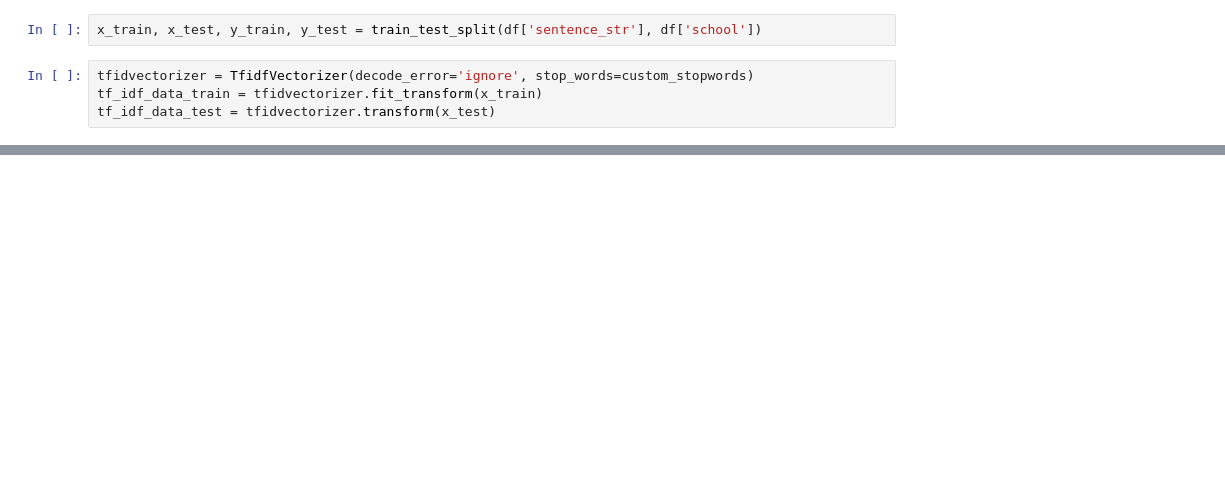
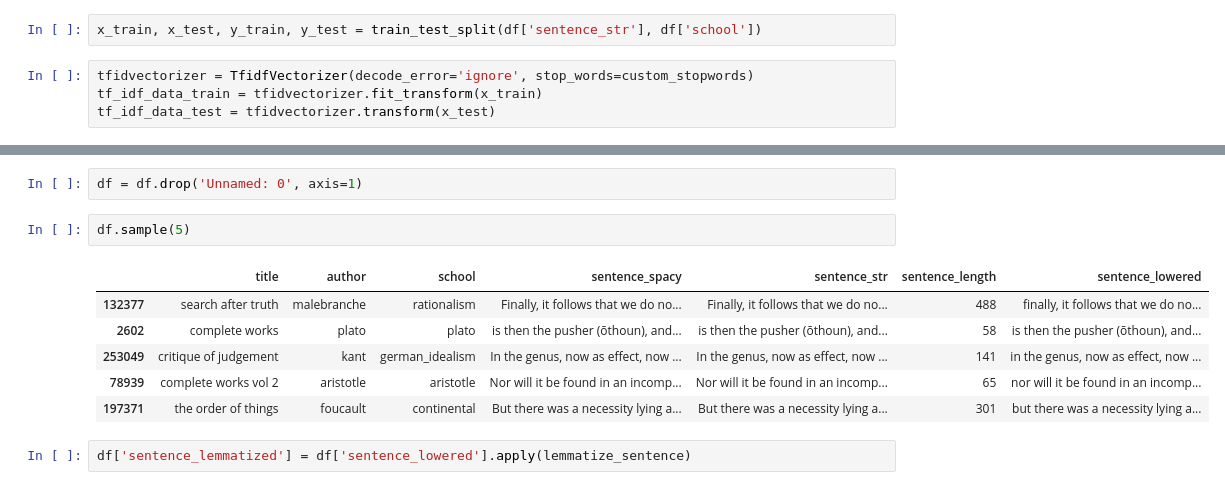
Before and after one commit to kcalizadeh/phil_nlp, a Jupyter notebook: non_neural_models.ipynb, the cells around one changed output, grey strips where cells are left out. Drawn from its saved outputs; the diff is of its cells as text; blank space fills up the shorter version.

```diff
--- a/non_neural_models.ipynb
+++ b/non_neural_models.ipynb
@@ -97,0 +203,13 @@ german_idealism       0.79      0.80      0.80     10617
+# %%
+df = df.drop('Unnamed: 0', axis=1)
+# %%
+df.sample(5)
+# %% [output]
+|  | title | author | school | sentence_spacy | sentence_str | sentence_length | sentence_lowered |
+| 132377 | search after truth | malebranche | rationalism | Finally, it follows that we do no... | Finally, it follows that we do no... | 488 | finally, it follows that we do no... |
+| 2602 | complete works | plato | plato | is then the pusher (ōthoun), and... | is then the pusher (ōthoun), and... | 58 | is then the pusher (ōthoun), and... |
+| 253049 | critique of judgement | kant | german_idealism | In the genus, now as effect, now ... | In the genus, now as effect, now ... | 141 | in the genus, now as effect, now ... |
+| 78939 | complete works vol 2 | aristotle | aristotle | Nor will it be found in an incomp... | Nor will it be found in an incomp... | 65 | nor will it be found in an incomp... |
+| 197371 | the order of things | foucault | continental | But there was a necessity lying a... | But there was a necessity lying a... | 301 | but there was a necessity lying a... |
+# %%
+df['sentence_lemmatized'] = df['sentence_lowered'].apply(lemmatize_sentence)
```
Also changed, not shown: parts of 24 cells of this notebook.
